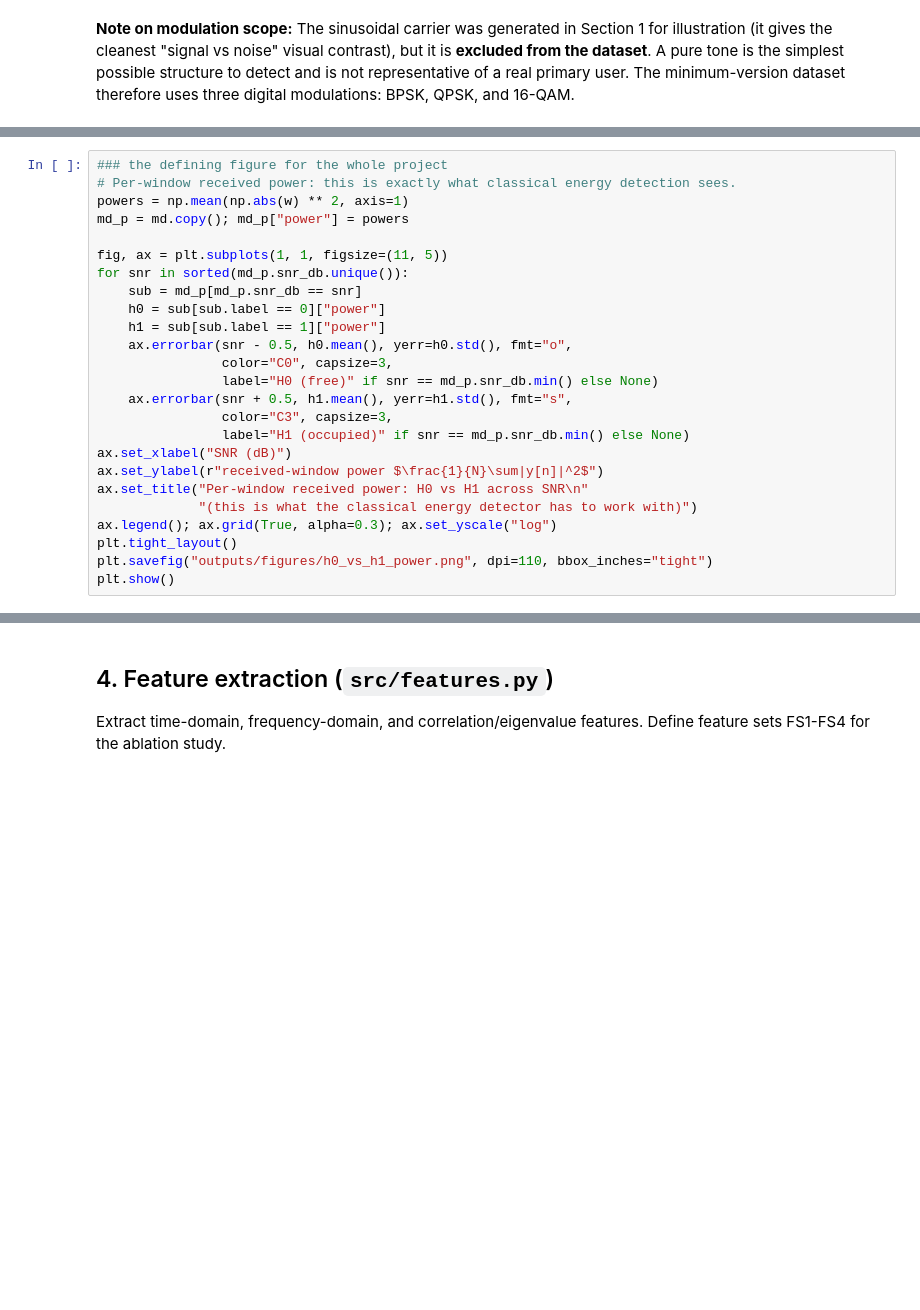
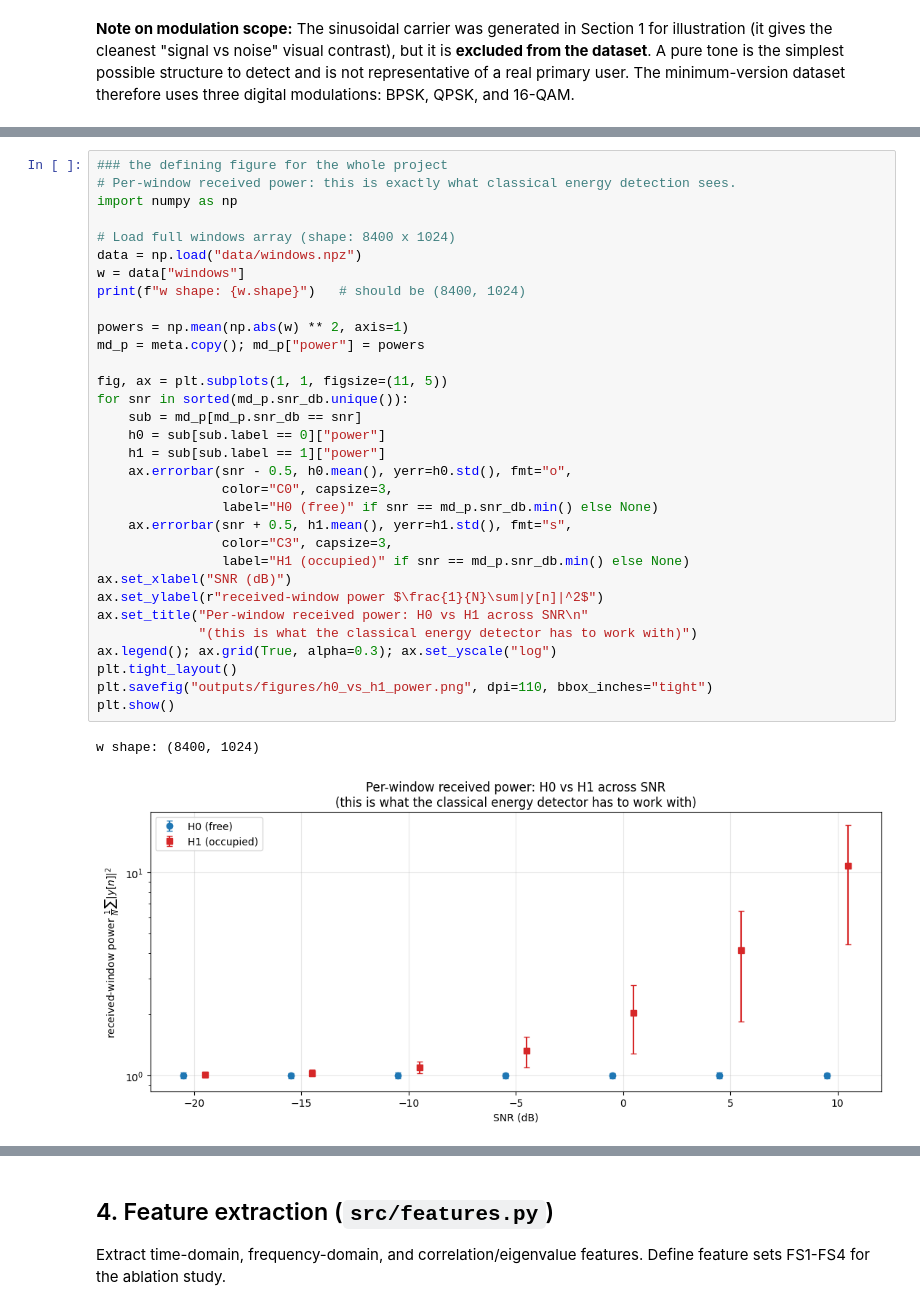
Before and after one commit to TherealJayDev/robust-ml-spectrum-sensing, a Jupyter notebook: notebook.ipynb, the cells around one changed output, grey strips where cells are left out. Drawn from its saved outputs; the diff is of its cells as text; blank space fills up the shorter version.

```diff
--- a/notebook.ipynb
+++ b/notebook.ipynb
@@ -686,27 +717,37 @@ plt.show()
 # %%
 ### the defining figure for the whole project
 # Per-window received power: this is exactly what classical energy detection sees.
+import numpy as np
+
+# Load full windows array (shape: 8400 x 1024)
+data = np.load("data/windows.npz")
+w = data["windows"]
+print(f"w shape: {w.shape}")   # should be (8400, 1024)
+
 powers = np.mean(np.abs(w) ** 2, axis=1)
-md_p = md.copy(); md_p["power"] = powers
+md_p = meta.copy(); md_p["power"] = powers
 
 fig, ax = plt.subplots(1, 1, figsize=(11, 5))
 for snr in sorted(md_p.snr_db.unique()):
     sub = md_p[md_p.snr_db == snr]
     h0 = sub[sub.label == 0]["power"]
     h1 = sub[sub.label == 1]["power"]
     ax.errorbar(snr - 0.5, h0.mean(), yerr=h0.std(), fmt="o",
                 color="C0", capsize=3,
                 label="H0 (free)" if snr == md_p.snr_db.min() else None)
     ax.errorbar(snr + 0.5, h1.mean(), yerr=h1.std(), fmt="s",
                 color="C3", capsize=3,
                 label="H1 (occupied)" if snr == md_p.snr_db.min() else None)
 ax.set_xlabel("SNR (dB)")
 ax.set_ylabel(r"received-window power $\frac{1}{N}\sum|y[n]|^2$")
 ax.set_title("Per-window received power: H0 vs H1 across SNR\n"
              "(this is what the classical energy detector has to work with)")
 ax.legend(); ax.grid(True, alpha=0.3); ax.set_yscale("log")
 plt.tight_layout()
 plt.savefig("outputs/figures/h0_vs_h1_power.png", dpi=110, bbox_inches="tight")
 plt.show()
+# %% [output]
+w shape: (8400, 1024)
+[figure, added]
 # %%
 ### save dataset to disk
```
Also changed, not shown: parts of 35 cells of this notebook, 13 other files.
